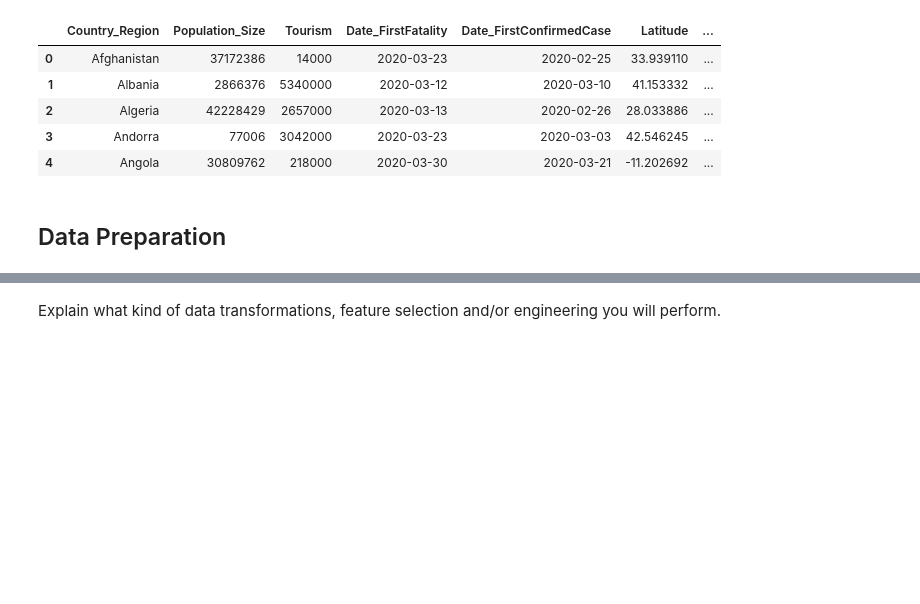
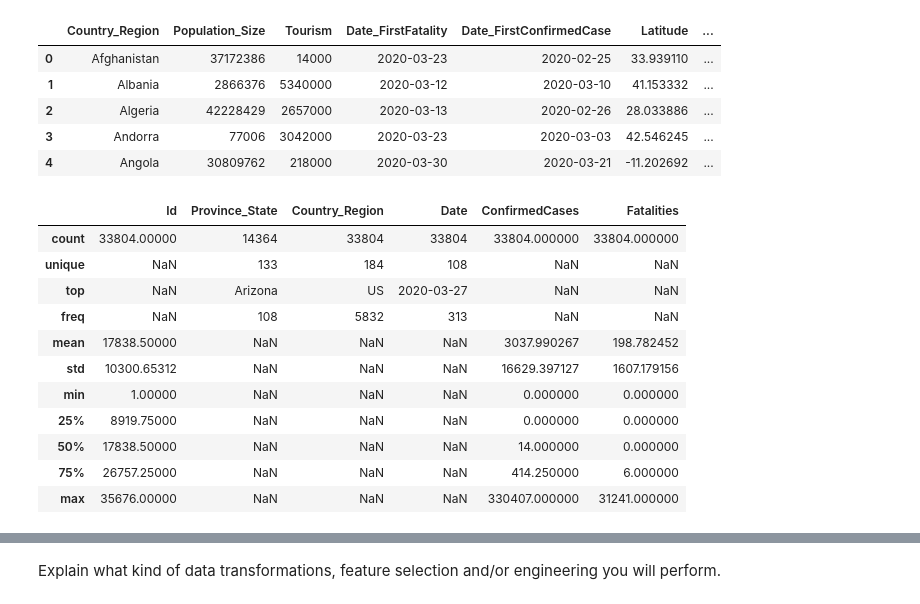
Before and after one commit to bubabi/covid-19-forecasting, a Jupyter notebook: bbm469_template_EN.ipynb, the cells around one changed output, grey strips where cells are left out. Saved outputs shown, nothing was run; the diff lists cells and outputs as text; code cells hidden in the pictures; blank space fills up the shorter version.

```diff
--- a/bbm469_template_EN.ipynb
+++ b/bbm469_template_EN.ipynb
@@ -100,5 +103,18 @@ countries_data.head()
 | 2 | Algeria | 42228429 | 2657000 | 2020-03-13 | 2020-02-26 | 28.033886 | ... |
 | 3 | Andorra | 77006 | 3042000 | 2020-03-23 | 2020-03-03 | 42.546245 | ... |
 | 4 | Angola | 30809762 | 218000 | 2020-03-30 | 2020-03-21 | -11.202692 | ... |
-# %% [markdown]
-## Data Preparation<a class="anchor" id="data_preparation"></a>
+# %%
+train_data.describe(include='all')
+# %% [output]
+|  | Id | Province_State | Country_Region | Date | ConfirmedCases | Fatalities |
+| count | 33804.00000 | 14364 | 33804 | 33804 | 33804.000000 | 33804.000000 |
+| unique | NaN | 133 | 184 | 108 | NaN | NaN |
+| top | NaN | Arizona | US | 2020-03-27 | NaN | NaN |
+| freq | NaN | 108 | 5832 | 313 | NaN | NaN |
+| mean | 17838.50000 | NaN | NaN | NaN | 3037.990267 | 198.782452 |
+| std | 10300.65312 | NaN | NaN | NaN | 16629.397127 | 1607.179156 |
+| min | 1.00000 | NaN | NaN | NaN | 0.000000 | 0.000000 |
+| 25% | 8919.75000 | NaN | NaN | NaN | 0.000000 | 0.000000 |
+| 50% | 17838.50000 | NaN | NaN | NaN | 14.000000 | 0.000000 |
+| 75% | 26757.25000 | NaN | NaN | NaN | 414.250000 | 6.000000 |
+| max | 35676.00000 | NaN | NaN | NaN | 330407.000000 | 31241.000000 |
```
Also changed, not shown: parts of 10 cells of this notebook.
